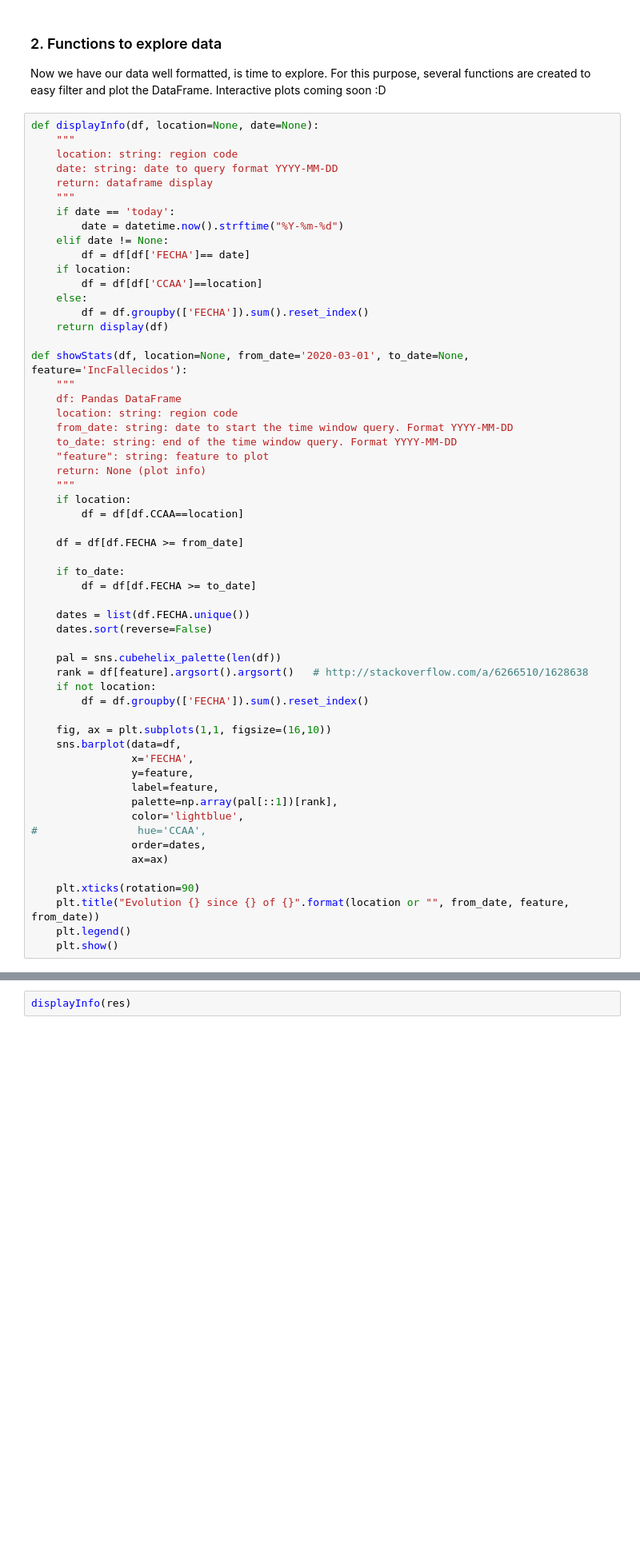
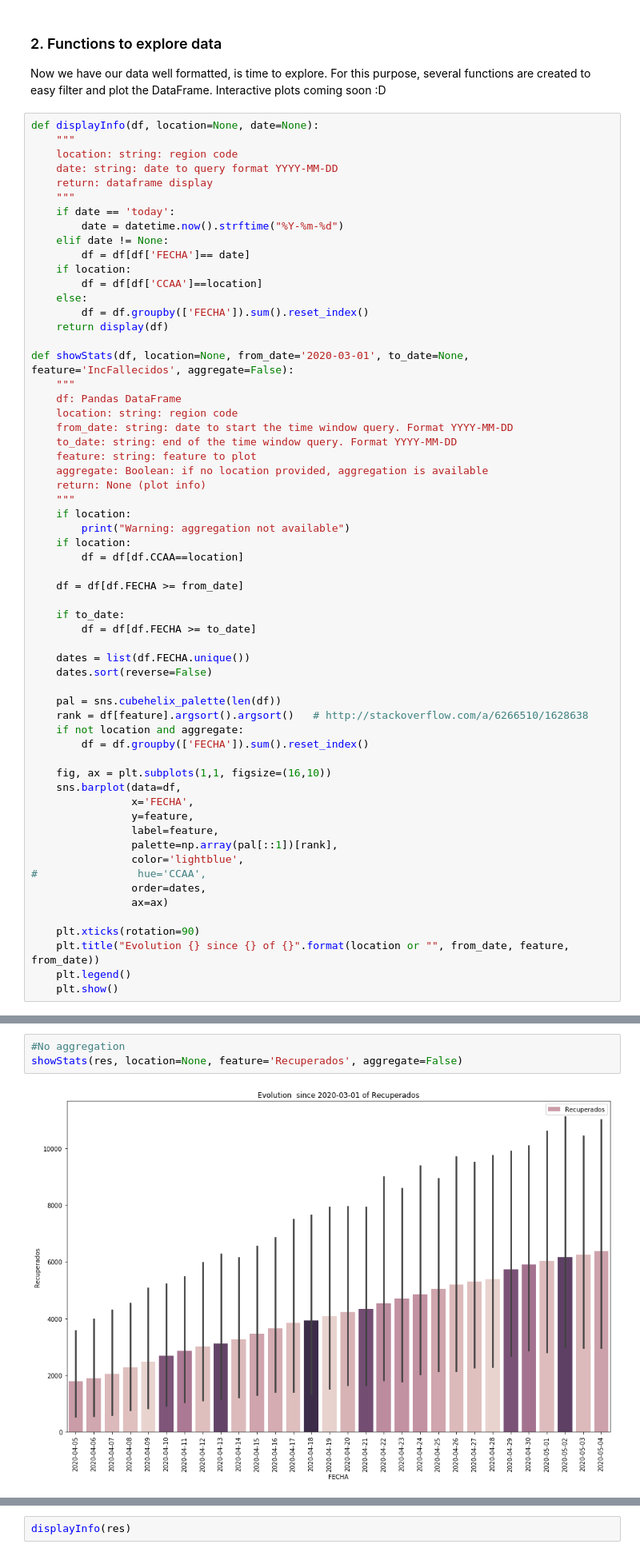
Before and after one commit to RaulRC/Covid-19, a Jupyter notebook: Covid19 - Official Spanish Data Curation ISCIII.ipynb, the cells around one changed output, grey strips where cells are left out. Shown at 80% size. Drawn from its saved outputs; the diff is of its cells as text; blank space fills up the shorter version.

```diff
--- a/Covid19 - Official Spanish Data Curation ISCIII.ipynb
+++ b/Covid19 - Official Spanish Data Curation ISCIII.ipynb
@@ -207,15 +208,18 @@ def displayInfo(df, location=None, date=None):
         df = df.groupby(['FECHA']).sum().reset_index()
     return display(df)
 
-def showStats(df, location=None, from_date='2020-03-01', to_date=None, feature='IncFallecidos'):
+def showStats(df, location=None, from_date='2020-03-01', to_date=None, feature='IncFallecidos', aggregate=False):
     """
     df: Pandas DataFrame
     location: string: region code
     from_date: string: date to start the time window query. Format YYYY-MM-DD
     to_date: string: end of the time window query. Format YYYY-MM-DD
-    "feature": string: feature to plot
+    feature: string: feature to plot
+    aggregate: Boolean: if no location provided, aggregation is available
     return: None (plot info)
     """
+    if location:
+        print("Warning: aggregation not available")
     if location:
         df = df[df.CCAA==location]
 
@@ -229,7 +233,7 @@ def showStats(df, location=None, from_date='2020-03-01', to_date=None, feature='
 
     pal = sns.cubehelix_palette(len(df))
     rank = df[feature].argsort().argsort()   # http://stackoverflow.com/a/6266510/1628638
-    if not location:
+    if not location and aggregate:
         df = df.groupby(['FECHA']).sum().reset_index()
 
     fig, ax = plt.subplots(1,1, figsize=(16,10))
@@ -253 +258,6 @@ showStats(res, location='MD', feature='CASOS')
 [figure]
+# %%
+#No aggregation
+showStats(res, location=None, feature='Recuperados', aggregate=False)
+# %% [output]
+[figure, added]
```
Also changed, not shown: parts of 12 cells of this notebook.
